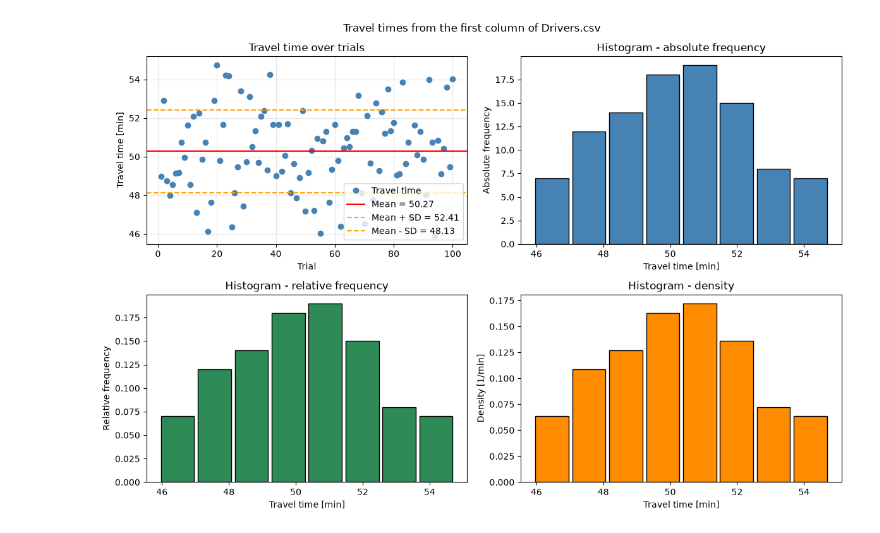
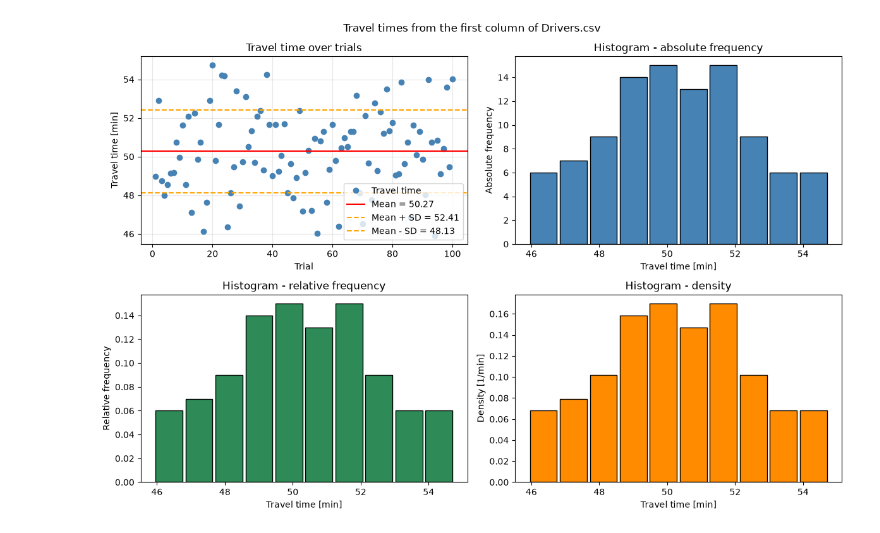
Before and after one commit to yunu5b/Exercises, a Jupyter notebook: exercise_2/excercise2-1.ipynb, the cells around one changed output. Drawn from its saved outputs; the diff is of its cells as text; code cells hidden in the pictures.

```diff
--- a/exercise_2/excercise2-1.ipynb
+++ b/exercise_2/excercise2-1.ipynb
@@ -14,7 +14,7 @@ mean_value = np.mean(data)
 standard_deviation = np.std(data, ddof=1)
 
 # Gemeinsame Klassenintervalle für alle Histogramme
-bins = np.histogram_bin_edges(data, bins="auto")
+bins = np.histogram_bin_edges(data, bins=10)
 
 # Eine Figure mit vier Diagrammen
 fig, axes = plt.subplots(2, 2, figsize=(12, 8))
@@ -83,31 +83,31 @@ axes[1, 0].hist(
     rwidth=0.9,
     weights=np.ones_like(data) / len(data),
     edgecolor="black",
     color="seagreen"
 )
 
 axes[1, 0].set_title("Histogram - relative frequency")
 axes[1, 0].set_xlabel("Travel time [min]")
 axes[1, 0].set_ylabel("Relative frequency")
 
 # -------------------------------------------------
 # 4. Histogram: density
 # -------------------------------------------------
 axes[1, 1].hist(
     data,
     bins=bins,
     rwidth=0.9,
     density=True,
     edgecolor="black",
     color="darkorange"
 )
 
 axes[1, 1].set_title("Histogram - density")
 axes[1, 1].set_xlabel("Travel time [min]")
 axes[1, 1].set_ylabel("Density [1/min]")
 
 fig.suptitle("Travel times from the first column of Drivers.csv")
 fig.tight_layout()
 plt.show()
 # %% [output]
-[figure, old version]
+[figure, new version]
```
Also changed, not shown: 3 other files.
